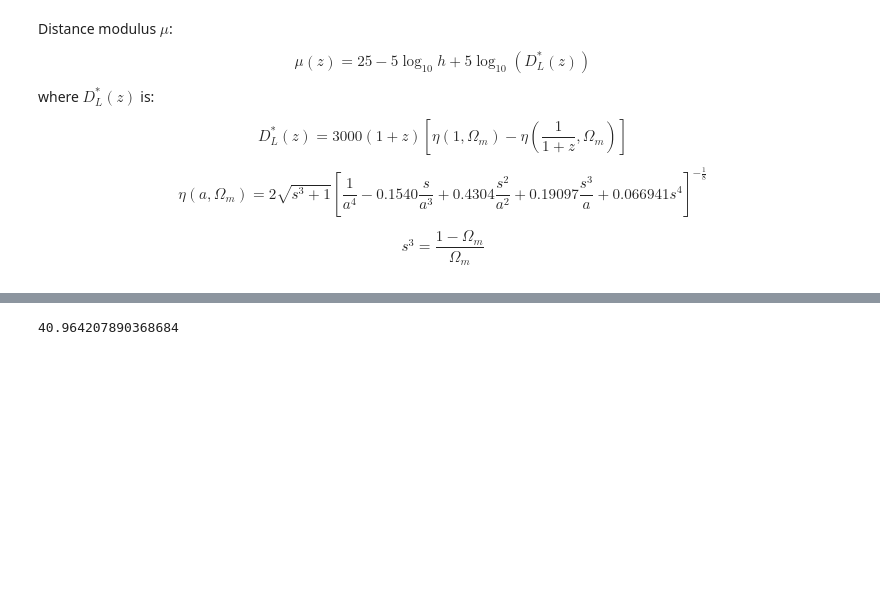
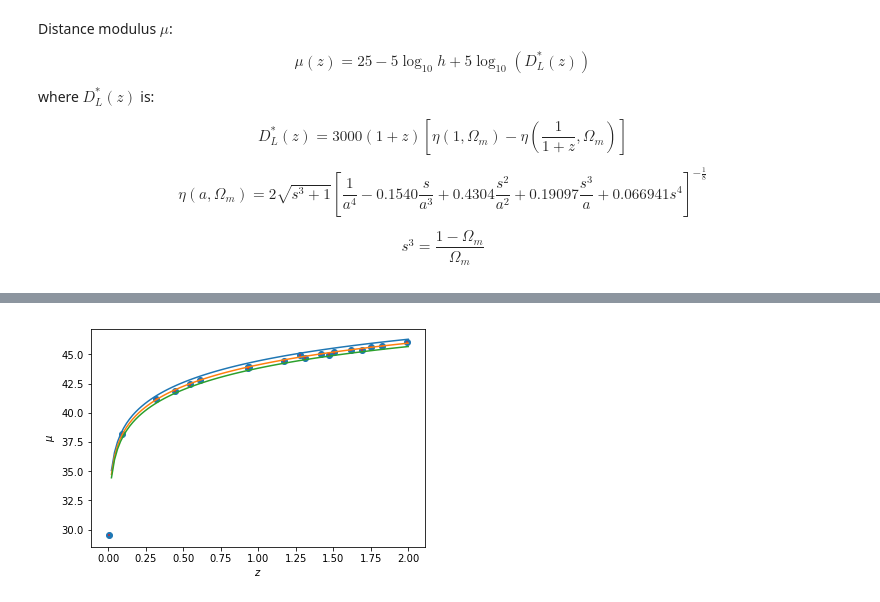
Before and after one commit to denglert/ICIC_Data_Analysis_Workshop_2018, a Jupyter notebook: homework/hw.ipynb, the cells around one changed output, grey strips where cells are left out. Drawn from its saved outputs; the diff is of its cells as text; code cells hidden in the pictures; blank space fills up the shorter version.

```diff
--- a/homework/hw.ipynb
+++ b/homework/hw.ipynb
@@ -126,4 +148,26 @@ Text(0,0.5,'$\\mu$')
 # %%
-calc_mu(0.3, h=0.7, Omega_m=0.3)
+Omega_m = 0.3
+h = 0.7
-# %% [output]
-40.964207890368684
+# %%
+nsamples = 20
+z_gen = scipy.stats.uniform.rvs(size=nsamples, scale=2.0)
+mu_gen_mean = calc_mu(z_gen, h, Omega_m)
+mu_observed = mu_gen_mean + scipy.stats.norm.rvs(size=nsamples, loc=0, scale=0.1)
+# %%
+z_grid = np.linspace(0.0, 2.0, 100)
+h_choices = [0.6, 0.7, 0.8]
+mu_pred = {}
+for h in h_choices:
+    mu_pred[h] = calc_mu(z_grid, h, Omega_m)
+# %%
+f,a = plt.subplots()
+for Omega_m, mu in mu_pred.items():
+    label = "$h = {}$".format(h)
+    a.plot(z_grid, mu, label=label)
+a.scatter(z_gen, mu_observed)
+a.errorbar(z_gen, mu_observed, yerr=0.1, linestyle='')
+a.set_xlabel(r'$z$')
+a.set_ylabel(r'$\mu$');
+#a.set_yscale('log')
+# %% [output]
+[figure, added]
```
Also changed, not shown: parts of 5 cells of this notebook.
